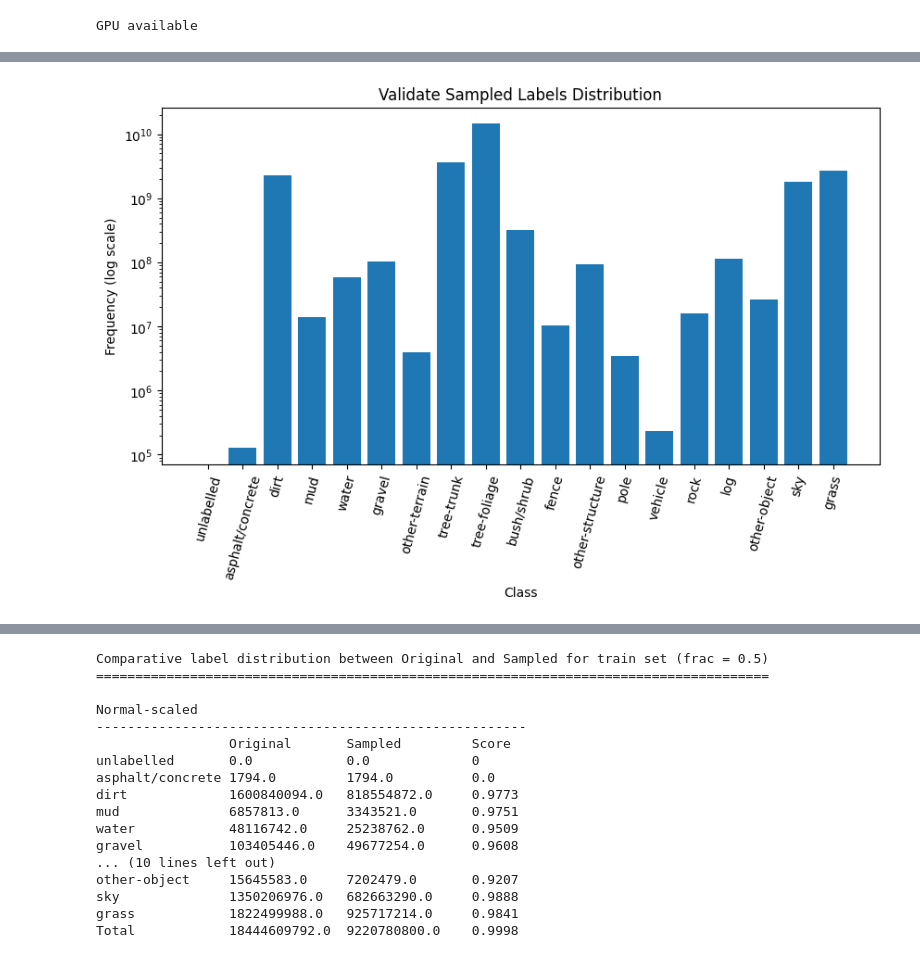
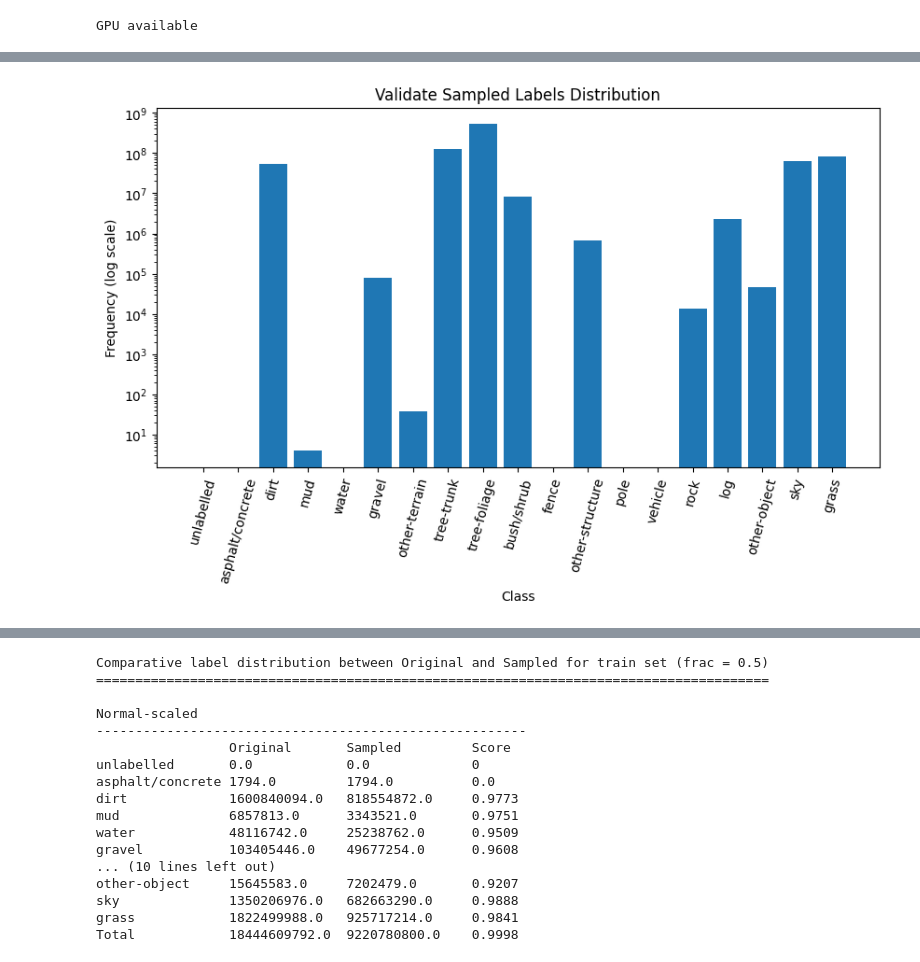
Before and after one commit to liam0414/COMP9517-Project, a Jupyter notebook: eda.ipynb, the cells around one changed output, grey strips where cells are left out. Saved outputs shown, nothing was run; the diff lists cells and outputs as text; code cells hidden in the pictures.

```diff
--- a/eda.ipynb
+++ b/eda.ipynb
@@ -798,8 +740,8 @@ def get_val_from_unsampled(
     df             ,  # dataframe to sample additional val entries from
     idx_sampled    ,  # already sampled entry indices from df to avoid
     min_labels     ,  # labels which need more samples for val set
-    n_iter=2       ,  # num iterations to cut off before distribution convergence
-    lb_iter=5      ,  # num images to sample from per label before cutoff
+    n_iter=5       ,  # num iterations to cut off before distribution convergence
+    lb_iter=10     ,  # num images to sample from per label before cutoff
     seed=100       ,  # random seed
 ):
     sampled_indices    = np.array(range(len(df)))
@@ -836,12 +778,12 @@ def get_val_from_unsampled(
     selected = []
     px_by_label = {i: 0 for i in min_labels}
 
-    while i < n_iter:
+    for i in range(n_iter):
         # allow duplicate selection across classes, improving randomization
         for min_label in min_labels:
             label_set = np.array(min_groups[min_label])
             required_num_pixels = int(
-                proportions[min_labels] * np.max(val_lb_dist) - val_lb_dist[min_labels]
+                proportions[min_label] * np.max(val_lb_dist) - val_lb_dist[min_label]
             )
 
             # n is the current number of pixels for min label at hand
@@ -856,12 +798,13 @@ def get_val_from_unsampled(
                 # shuffle and take first as sample
                 np.random.shuffle(label_set)
                 sample, sample_dist = label_set[0]
-                if n + sample_dist >= required_num_pixels:
+                if n + sample_dist > required_num_pixels:
                     break
                 selected_for_label.append(sample)
                 label_set = label_set[1:]
                 # then, add the added number of pixels to n
                 n += sample_dist
+                j += 1
 
             px_by_label[min_label] = n
             min_groups[min_label] = label_set
@@ -888,2 +839,3 @@ plot_distribution(val_sample_labels, 'Validate Sampled Labels Distribution', MET
 # %%
-plot_distribution(val_sample_labels, 'Validate Sampled Labels Distribution', METAINFO['classes'], log=True)
+min_val_labels = [13]
+val_sampled_13 = get_val_from_unsampled(val_labels, dataset_labels, train_df, train_indx_sampled, min_val_labels)
@@ -892,4 +842,6 @@ plot_distribution(val_sample_labels, 'Validate Sampled Labels Distribution', MET
-# %%
-plot_distribution(dataset_labels, 'Validate Sampled Labels Distribution', METAINFO['classes'], log=True)
-# %% [output]
-[figure, removed]
+# %%
+val_sample_df_13 = pd.concat([val_df, train_df.iloc[val_sampled_13]], axis=0, ignore_index=True)
+val_sample_labels_13 = label_distributions(METAINFO['classes'], arr=label_arr(val_sample_df_13))
+plot_distribution(val_sample_labels_13, 'Validate Sampled Labels Distribution', METAINFO['classes'], log=True)
+# %% [output]
+[figure, added]
```
Also changed, not shown: parts of 16 cells of this notebook, 1 other file.
